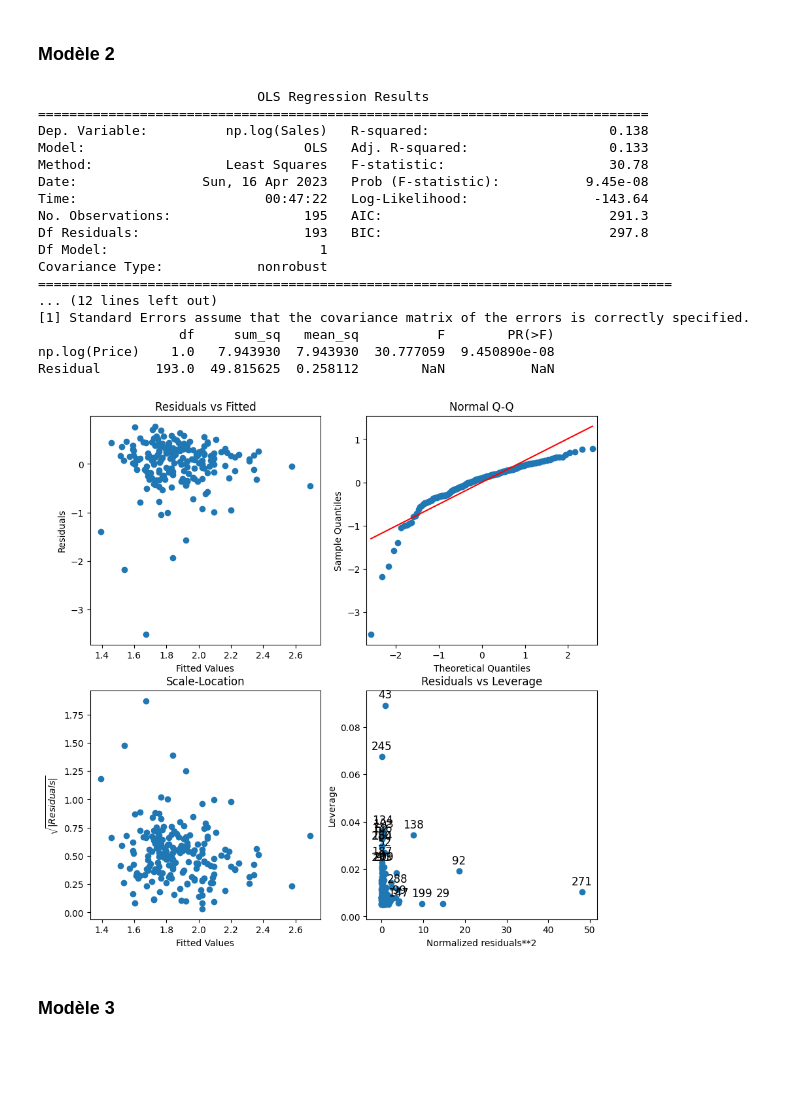
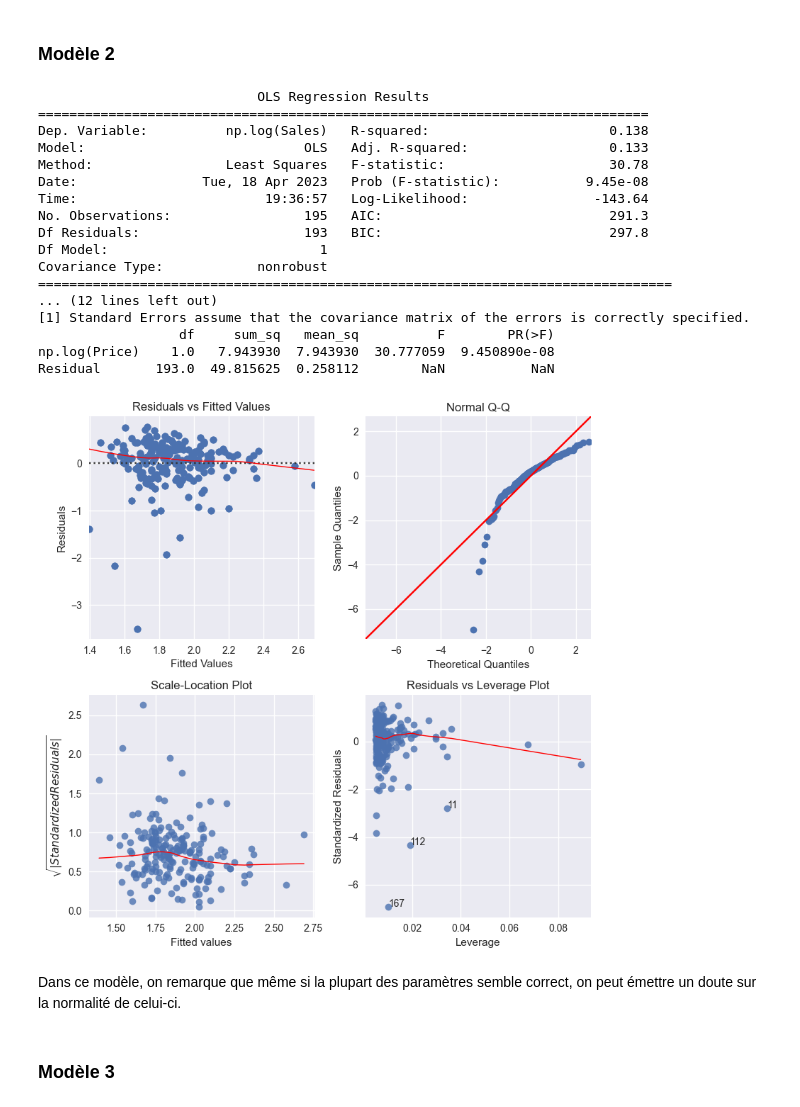
Before and after one commit to TristanVLM/proba-stats, a Jupyter notebook: DevoirDH23.ipynb, the cells around one changed output. Cells and saved outputs as stored; diff of their text form; code cells hidden in the pictures; blank space fills up the shorter version.

```diff
--- a/DevoirDH23.ipynb
+++ b/DevoirDH23.ipynb
@@ -265,50 +239,33 @@ Residual  193.0  1172.760301    6.076478        NaN           NaN
 # %% [markdown]
 ### Modèle 2
-# %%
-modele2 = sm.formula.ols('np.log(Sales) ~ np.log(Price)', data=df).fit()
-print(modele2.summary())
-
-anova = sm.stats.anova_lm(modele2)
-print(anova)
-
-residuals = modele2.resid
-fitted = modele2.fittedvalues
-fig, ax = plt.subplots(2, 2, figsize=(10, 10))
-ax[0][0].scatter(fitted, residuals)
-ax[0][0].set_xlabel('Fitted Values')
-ax[0][0].set_ylabel('Residuals')
-ax[0][0].set_title('Residuals vs Fitted')
-
-sm.qqplot(residuals, line='s', ax=ax[0][1])
-ax[0][1].set_title('Normal Q-Q')
-
-sqrt_abs_residuals = np.sqrt(np.abs(residuals))
-ax[1][0].scatter(fitted, sqrt_abs_residuals)
-ax[1][0].set_xlabel('Fitted Values')
-ax[1][0].set_ylabel('$\sqrt{|Residuals|}$')
-ax[1][0].set_title('Scale-Location')
-
-sm.graphics.plot_leverage_resid2(modele2, ax=ax[1][1])
-ax[1][1].set_title('Residuals vs Leverage')
-plt.show()
-# %% [output]
-                            OLS Regression Results
-==============================================================================
-Dep. Variable:          np.log(Sales)   R-squared:                       0.138
-Model:                            OLS   Adj. R-squared:                  0.133
-Method:                 Least Squares   F-statistic:                     30.78
-Date:                Sun, 16 Apr 2023   Prob (F-statistic):           9.45e-08
-Time:                        00:47:22   Log-Likelihood:                -143.64
-No. Observations:                 195   AIC:                             291.3
-Df Residuals:                     193   BIC:                             297.8
-Df Model:                           1
-Covariance Type:            nonrobust
-=================================================================================
-... (12 lines left out)
-[1] Standard Errors assume that the covariance matrix of the errors is correctly specified.
-                  df     sum_sq   mean_sq          F        PR(>F)
-np.log(Price)    1.0   7.943930  7.943930  30.777059  9.450890e-08
-Residual       193.0  49.815625  0.258112        NaN           NaN
-[figure, removed]
+# %%
+modele2 = sm.formula.ols('np.log(Sales) ~ np.log(Price)', data=df).fit()
+print(modele2.summary())
+
+anova = sm.stats.anova_lm(modele2)
+print(anova)
+
+plotRegressionGraph(modele2)
+# %% [output]
+                            OLS Regression Results
+==============================================================================
+Dep. Variable:          np.log(Sales)   R-squared:                       0.138
+Model:                            OLS   Adj. R-squared:                  0.133
+Method:                 Least Squares   F-statistic:                     30.78
+Date:                Tue, 18 Apr 2023   Prob (F-statistic):           9.45e-08
+Time:                        19:36:57   Log-Likelihood:                -143.64
+No. Observations:                 195   AIC:                             291.3
+Df Residuals:                     193   BIC:                             297.8
+Df Model:                           1
+Covariance Type:            nonrobust
+=================================================================================
+... (12 lines left out)
+[1] Standard Errors assume that the covariance matrix of the errors is correctly specified.
+                  df     sum_sq   mean_sq          F        PR(>F)
+np.log(Price)    1.0   7.943930  7.943930  30.777059  9.450890e-08
+Residual       193.0  49.815625  0.258112        NaN           NaN
+[figure, added]
+# %% [markdown]
+Dans ce modèle, on remarque que même si la plupart des paramètres semble correct, on peut émettre un doute sur la normalité de celui-ci.
 # %% [markdown]
 ### Modèle 3
```
Also changed, not shown: parts of 28 cells of this notebook, 1 other file.
